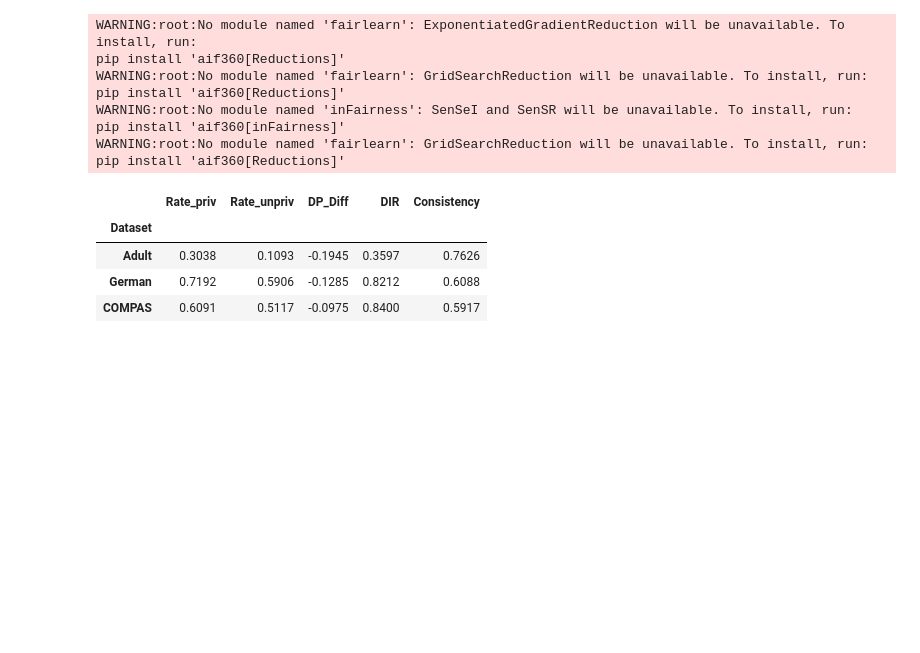
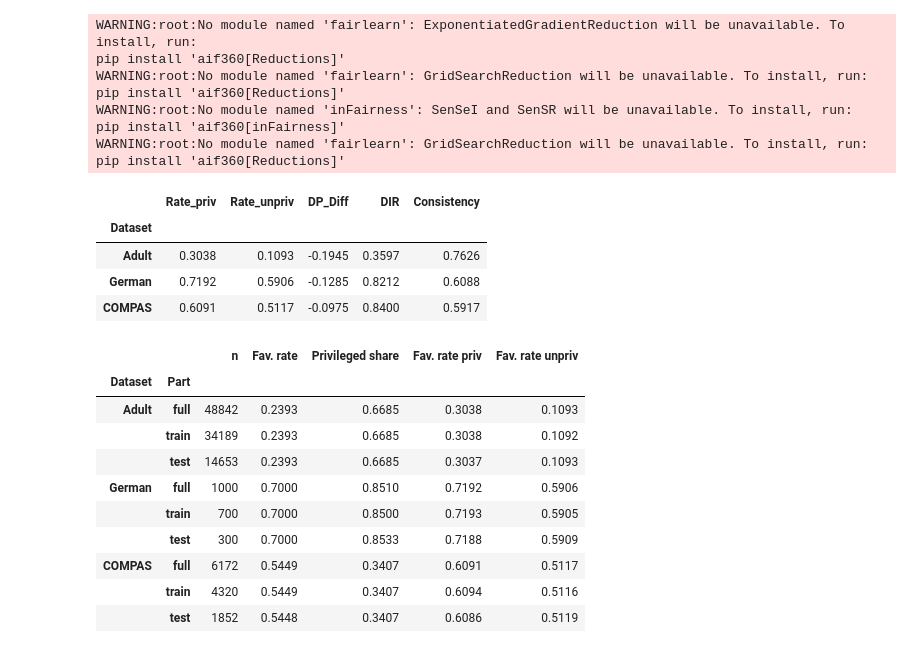
Before and after one commit to rayanasajith/fairness-disparate-impact-remover, a Jupyter notebook: Untitled10.ipynb, the cells around one changed output. Drawn from its saved outputs; the diff is of its cells as text; code cells hidden in the pictures; blank space fills up the shorter version.

```diff
--- a/Untitled10.ipynb
+++ b/Untitled10.ipynb
@@ -239,3 +239,32 @@ def stratified_split(ds, seed, test_size=TEST_SIZE):
                                            stratify=strata, random_state=seed)
     # subset() returns new AIF360 datasets with the selected rows
     return ds.subset(train_idx), ds.subset(test_idx)
+# %%
+# Sanity check for one seed: the favourable rates (overall and per group)
+# and the privileged share should be (almost) identical in full / train / test.
+check = []
+for name in DATASETS:
+    ds, _, _ = load(name)
+    train, test = stratified_split(ds, SEEDS[0])
+    for part, d in [("full", ds), ("train", train), ("test", test)]:
+        p = d.protected_attributes.ravel()
+        y = d.labels.ravel() == d.favorable_label
+        check.append({"Dataset": name, "Part": part, "n": len(y),
+                      "Fav. rate": y.mean(),
+                      "Privileged share": p.mean(),
+                      "Fav. rate priv": y[p == 1].mean(),
+                      "Fav. rate unpriv": y[p == 0].mean()})
+
+pd.DataFrame(check).set_index(["Dataset", "Part"]).round(4)
+# %% [output]
+|  |  | n | Fav. rate | Privileged share | Fav. rate priv | Fav. rate unpriv |
+| Dataset | Part |  |  |  |  |  |
+| Adult | full | 48842 | 0.2393 | 0.6685 | 0.3038 | 0.1093 |
+|  | train | 34189 | 0.2393 | 0.6685 | 0.3038 | 0.1092 |
+|  | test | 14653 | 0.2393 | 0.6685 | 0.3037 | 0.1093 |
+| German | full | 1000 | 0.7000 | 0.8510 | 0.7192 | 0.5906 |
+|  | train | 700 | 0.7000 | 0.8500 | 0.7193 | 0.5905 |
+|  | test | 300 | 0.7000 | 0.8533 | 0.7188 | 0.5909 |
+| COMPAS | full | 6172 | 0.5449 | 0.3407 | 0.6091 | 0.5117 |
+|  | train | 4320 | 0.5449 | 0.3407 | 0.6094 | 0.5116 |
+|  | test | 1852 | 0.5448 | 0.3407 | 0.6086 | 0.5119 |
```
Also changed, not shown: parts of 7 cells of this notebook.
